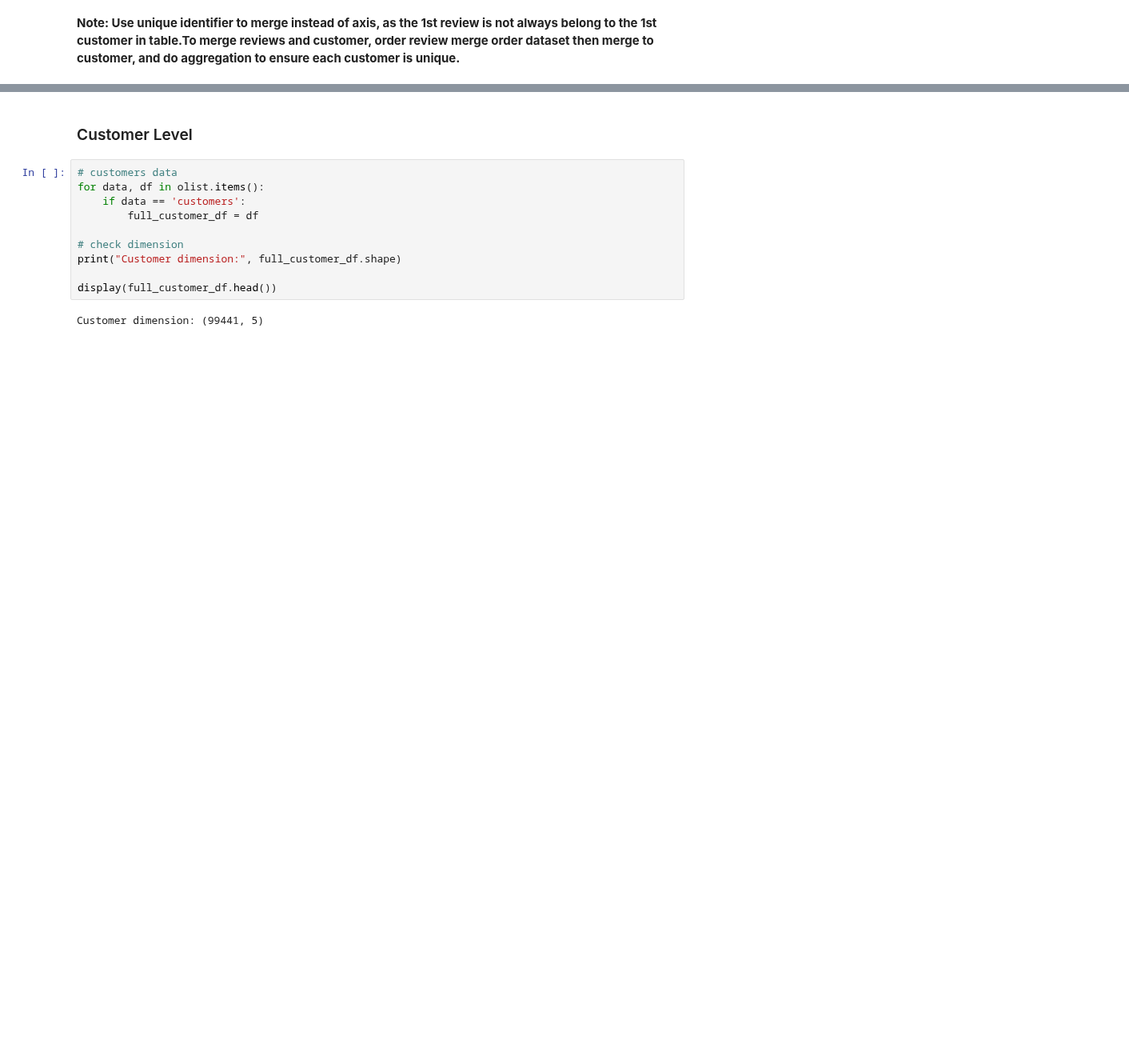
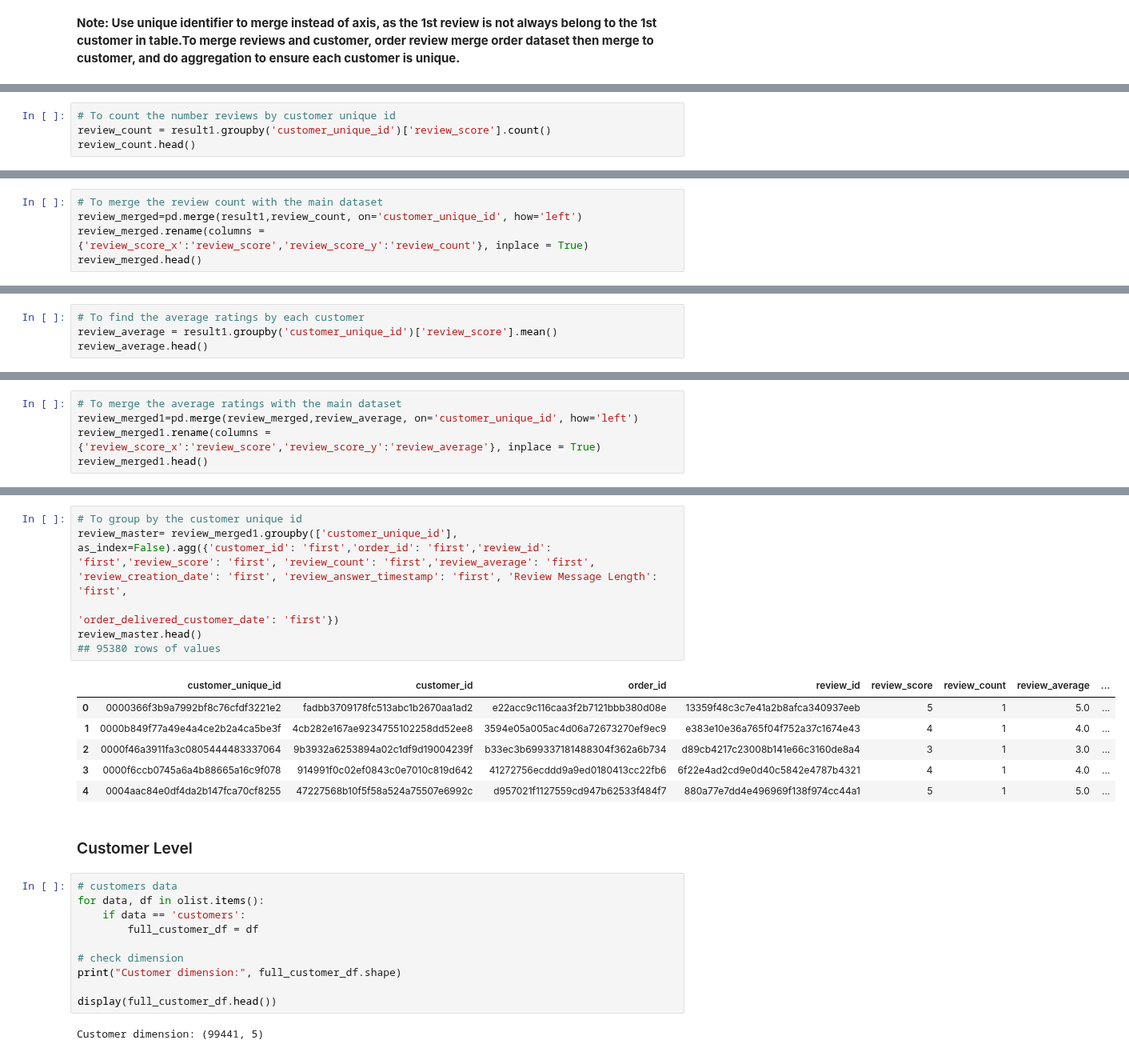
Before and after one commit to hilarylimyuxuan/Customer-Segmentation-Model, a Jupyter notebook: Olist Customer Segmentation Model.ipynb, the cells around one changed output, grey strips where cells are left out. Shown at 80% size. Drawn from its saved outputs; the diff is of its cells as text; blank space fills up the shorter version.

```diff
--- a/Olist Customer Segmentation Model.ipynb
+++ b/Olist Customer Segmentation Model.ipynb
@@ -1261,0 +1207,4 @@ FileNotFoundError: [Errno 2] No such file or directory: 'olist_order_reviews_dat
+# %%
+# To count the number reviews by customer unique id
+review_count = result1.groupby('customer_unique_id')['review_score'].count()
+review_count.head()
@@ -1261,0 +1219,5 @@ FileNotFoundError: [Errno 2] No such file or directory: 'olist_order_reviews_dat
+# %%
+# To merge the review count with the main dataset
+review_merged=pd.merge(result1,review_count, on='customer_unique_id', how='left')
+review_merged.rename(columns = {'review_score_x':'review_score','review_score_y':'review_count'}, inplace = True)
+review_merged.head()
@@ -1261,0 +1231,4 @@ FileNotFoundError: [Errno 2] No such file or directory: 'olist_order_reviews_dat
+# %%
+# To find the average ratings by each customer
+review_average = result1.groupby('customer_unique_id')['review_score'].mean()
+review_average.head()
@@ -1261,0 +1243,5 @@ FileNotFoundError: [Errno 2] No such file or directory: 'olist_order_reviews_dat
+# %%
+# To merge the average ratings with the main dataset
+review_merged1=pd.merge(review_merged,review_average, on='customer_unique_id', how='left')
+review_merged1.rename(columns = {'review_score_x':'review_score','review_score_y':'review_average'}, inplace = True)
+review_merged1.head()
@@ -1262,3 +1256,16 @@ FileNotFoundError: [Errno 2] No such file or directory: 'olist_order_reviews_dat
+# %%
+# To group by the customer unique id
+review_master= review_merged1.groupby(['customer_unique_id'], as_index=False).agg({'customer_id': 'first','order_id': 'first','review_id': 'first','review_score': 'first', 'review_count': 'first','review_average': 'first', 'review_creation_date': 'first', 'review_answer_timestamp': 'first', 'Review Message Length': 'first',
+                                                                      'order_delivered_customer_date': 'first'})
+review_master.head()
+## 95380 rows of values
+# %% [output]
+|  | customer_unique_id | customer_id | order_id | review_id | review_score | review_count | review_average | ... |
+| 0 | 0000366f3b9a7992bf8c76cfdf3221e2 | fadbb3709178fc513abc1b2670aa1ad2 | e22acc9c116caa3f2b7121bbb380d08e | 13359f48c3c7e41a2b8afca340937eeb | 5 | 1 | 5.0 | ... |
+| 1 | 0000b849f77a49e4a4ce2b2a4ca5be3f | 4cb282e167ae9234755102258dd52ee8 | 3594e05a005ac4d06a72673270ef9ec9 | e383e10e36a765f04f752a37c1674e43 | 4 | 1 | 4.0 | ... |
+| 2 | 0000f46a3911fa3c0805444483337064 | 9b3932a6253894a02c1df9d19004239f | b33ec3b699337181488304f362a6b734 | d89cb4217c23008b141e66c3160de8a4 | 3 | 1 | 3.0 | ... |
+| 3 | 0000f6ccb0745a6a4b88665a16c9f078 | 914991f0c02ef0843c0e7010c819d642 | 41272756ecddd9a9ed0180413cc22fb6 | 6f22e4ad2cd9e0d40c5842e4787b4321 | 4 | 1 | 4.0 | ... |
+| 4 | 0004aac84e0df4da2b147fca70cf8255 | 47227568b10f5f58a524a75507e6992c | d957021f1127559cd947b62533f484f7 | 880a77e7dd4e496969f138f974cc44a1 | 5 | 1 | 5.0 | ... |
 # %% [markdown]
 ### Customer Level
 # %%
```
Also changed, not shown: parts of 13 cells of this notebook.
